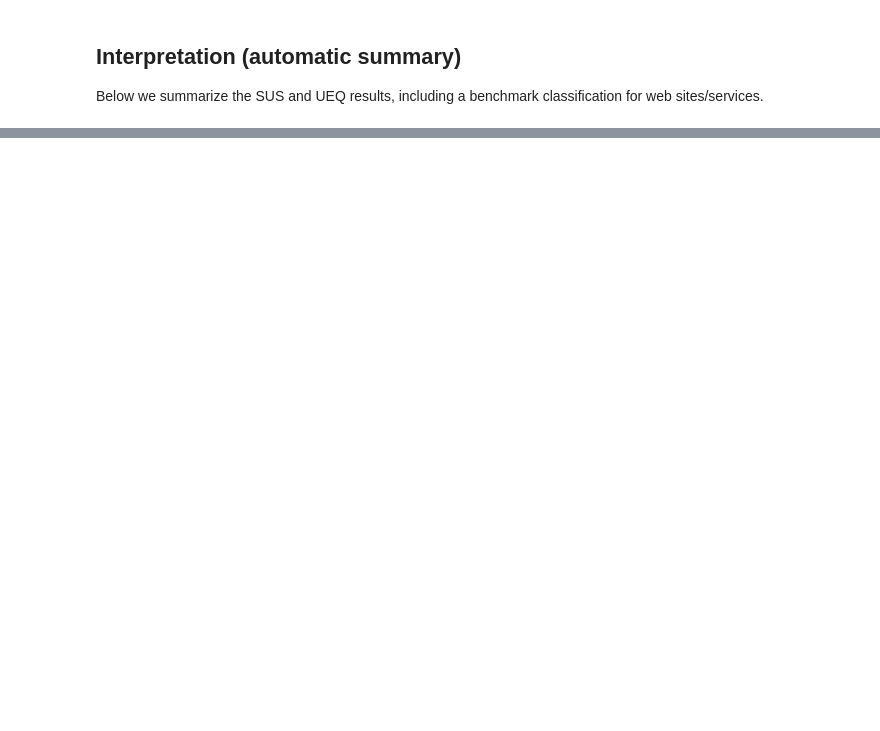
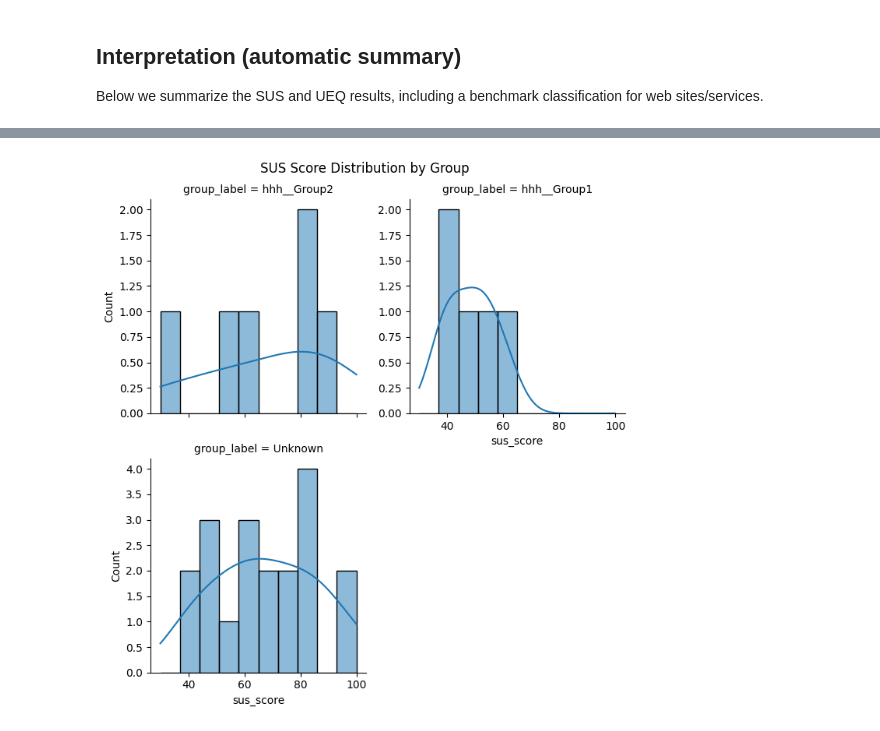
Before and after one commit to helict/health-habit-hub, a Jupyter notebook: analytics/survey_analytics.ipynb, the cells around one changed output, grey strips where cells are left out. Cells and saved outputs as stored; diff of their text form; code cells hidden in the pictures; blank space fills up the shorter version.

Commit message:
added analytics for groups

```diff
--- a/analytics/survey_analytics.ipynb
+++ b/analytics/survey_analytics.ipynb
@@ -416,0 +501,28 @@ Notes:
+# %%
+# 1) Merge groups into survey dataframe
+g = df_user_groups[['user_id', 'group_label']].dropna().drop_duplicates()
+
+# if a user appears in multiple groups, keep first (change if you prefer another rule)
+g = g.sort_values(['user_id', 'group_label']).drop_duplicates('user_id', keep='first')
+
+df_plot = df_mongo.copy()
+df_plot['userId'] = df_plot['userId'].astype(str)
+g['user_id'] = g['user_id'].astype(str)
+
+df_plot = df_plot.merge(g, left_on='userId', right_on='user_id', how='left')
+df_plot['group_label'] = df_plot['group_label'].fillna('Unknown')
+# %%
+sns.displot(
+    data=df_plot.dropna(subset=['sus_score']),
+    x='sus_score',
+    col='group_label',
+    col_wrap=2,
+    bins=10,
+    kde=True,
+    height=3.5,
+    facet_kws={'sharex': True, 'sharey': False}
+)
+plt.suptitle('SUS Score Distribution by Group', y=1.02)
+plt.show()
+# %% [output]
+[figure, added]
```
Also changed, not shown: parts of 25 cells of this notebook.
